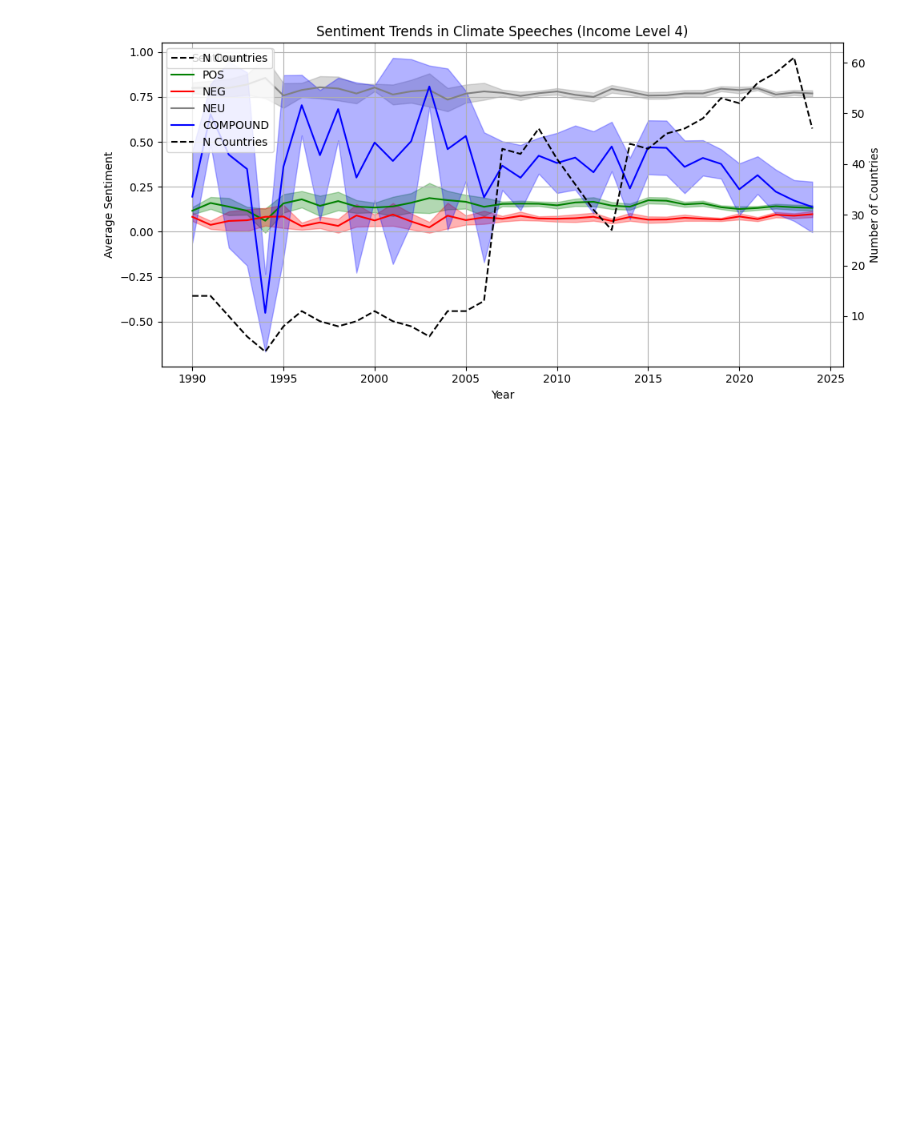
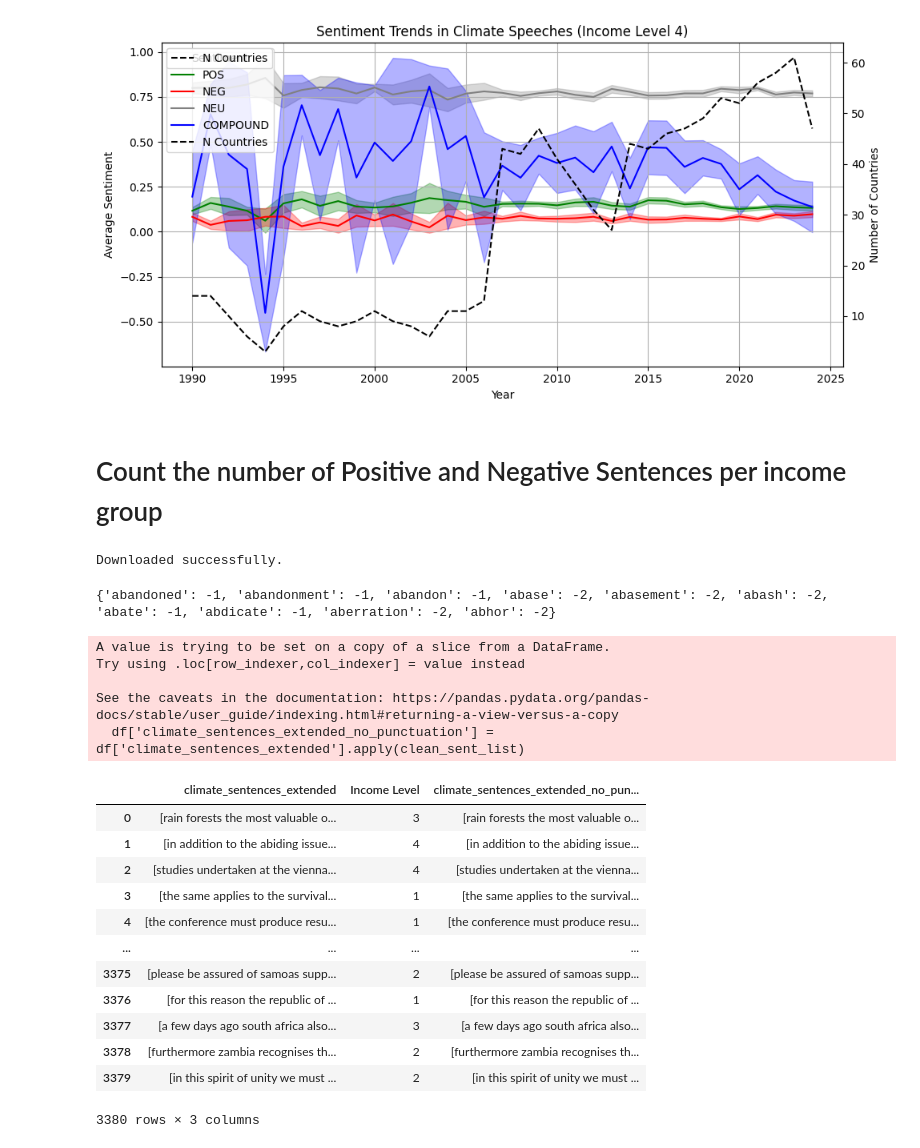
Before and after one commit to AlvaroMillanRuiz/NLP_BDS, a Jupyter notebook: 6. Preprocessing sentiment analysis and embeddings.ipynb, the cells around one changed output. Drawn from its saved outputs; the diff is of its cells as text; code cells hidden in the pictures; blank space fills up the shorter version.

```diff
--- a/6. Preprocessing sentiment analysis and embeddings.ipynb
+++ b/6. Preprocessing sentiment analysis and embeddings.ipynb
@@ -565,3 +565,74 @@ for inc in range(1, 5):
 [figure]
 [figure]
 [figure]
+# %% [markdown]
+# Count the number of Positive and Negative Sentences per income group
+# %%
+import urllib.request
+
+url = "https://gist.githubusercontent.com/bastings/d6f99dcb6c82231b94b013031356ba05/raw/f80a0281eba8621b122012c89c8b5e2200b39fd6/sent_lexicon"
+output_file = "sent_lexicon"
+
+urllib.request.urlretrieve(url, output_file)
+print("Downloaded successfully.")
+# %% [output]
+Downloaded successfully.
+# %%
+lexicon_dict = {}
+
+with open("sent_lexicon", mode="r", encoding="utf-8") as f:
+    for line in f:
+        pairs = line.split()
+        word = pairs[2].split('=')[1]
+        pol = pairs[-1].split('=')[1]
+        subtype = pairs[0].split('=')[1]
+
+        # Convert string polarity to numeric value
+        if pol == "positive":
+            polarity = 1
+        elif pol == "neutral":
+            polarity = 0
+        elif pol == "negative":
+            polarity = -1
+        else:
+            polarity = 0  # fallback in case of unexpected value
+
+        # Strengthen polarity if it's a strong subjectivity word
+        if subtype == 'strongsubj':
+            polarity *= 2
+
+        lexicon_dict[word] = polarity
+
+# Optional: check a few entries
+print({k: lexicon_dict[k] for k in list(lexicon_dict)[:10]})
+# %% [output]
+{'abandoned': -1, 'abandonment': -1, 'abandon': -1, 'abase': -2, 'abasement': -2, 'abash': -2, 'abate': -1, 'abdicate': -1, 'aberration': -2, 'abhor': -2}
+# %%
+df = df_sentiment[['climate_sentences_extended', 'Income Level']]
+
+# Function to remove punctuation from a sentence
+def clean_sent_list(sent_list):
+    return [re.sub(r'[^\w\s]', '', sent) for sent in sent_list]
+
+# Apply to your DataFrame column
+df['climate_sentences_extended_no_punctuation'] = df['climate_sentences_extended'].apply(clean_sent_list)
+df
+# %% [output]
+A value is trying to be set on a copy of a slice from a DataFrame.
+Try using .loc[row_indexer,col_indexer] = value instead
+
+See the caveats in the documentation: https://pandas.pydata.org/pandas-docs/stable/user_guide/indexing.html#returning-a-view-versus-a-copy
+  df['climate_sentences_extended_no_punctuation'] = df['climate_sentences_extended'].apply(clean_sent_list)
+|  | climate_sentences_extended | Income Level | climate_sentences_extended_no_pun... |
+| 0 | [rain forests the most valuable o... | 3 | [rain forests the most valuable o... |
+| 1 | [in addition to the abiding issue... | 4 | [in addition to the abiding issue... |
+| 2 | [studies undertaken at the vienna... | 4 | [studies undertaken at the vienna... |
+| 3 | [the same applies to the survival... | 1 | [the same applies to the survival... |
+| 4 | [the conference must produce resu... | 1 | [the conference must produce resu... |
+| ... | ... | ... | ... |
+| 3375 | [please be assured of samoas supp... | 2 | [please be assured of samoas supp... |
+| 3376 | [for this reason the republic of ... | 1 | [for this reason the republic of ... |
+| 3377 | [a few days ago south africa also... | 3 | [a few days ago south africa also... |
+| 3378 | [furthermore zambia recognises th... | 2 | [furthermore zambia recognises th... |
+| 3379 | [in this spirit of unity we must ... | 2 | [in this spirit of unity we must ... |
+3380 rows × 3 columns
```
Also changed, not shown: parts of 3 cells of this notebook, 2 other files.
